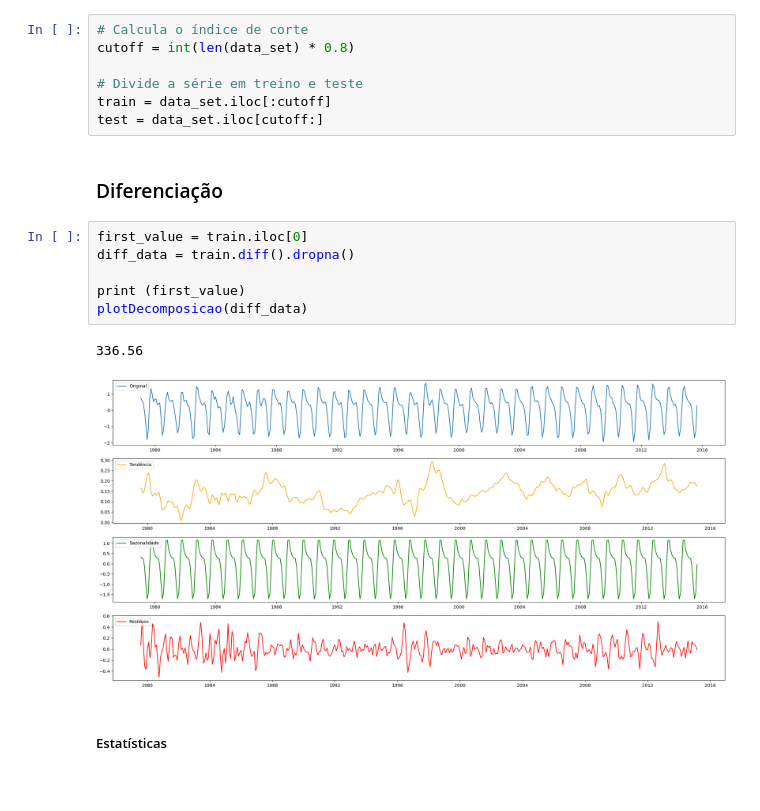
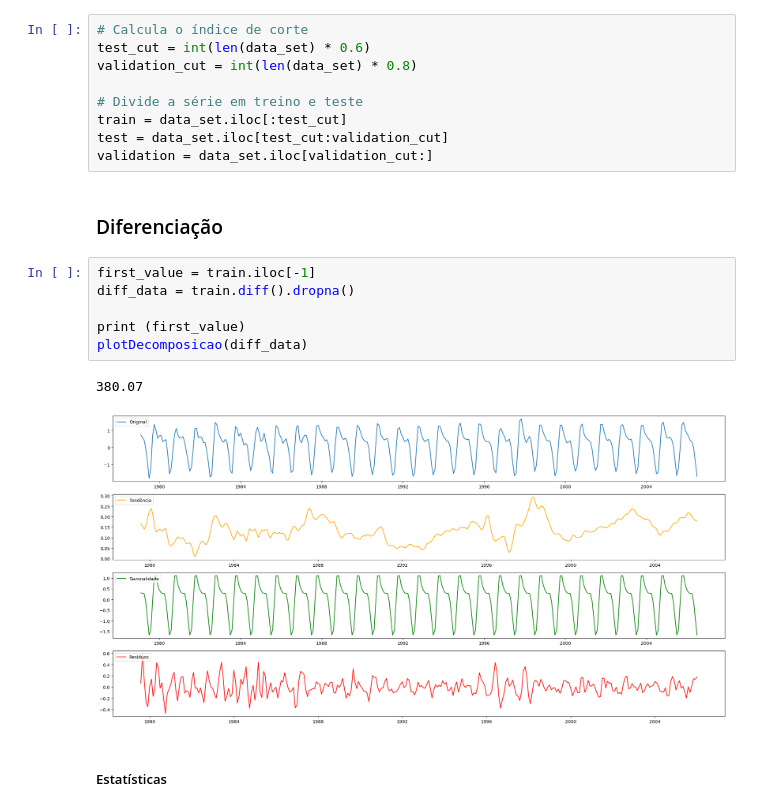
Before and after one commit to Elizetaa/Otimizacao-de-Gas-com-Neuro-Evolucao, a Jupyter notebook: Trends_Atmospheric_CO2/statistical_model.ipynb, the cells around one changed output. Cells and saved outputs as stored; diff of their text form.

```diff
--- a/Trends_Atmospheric_CO2/statistical_model.ipynb
+++ b/Trends_Atmospheric_CO2/statistical_model.ipynb
@@ -408,22 +408,24 @@ print(b_list)
 **Separação dos dados**
 # %%
 # Calcula o índice de corte
-cutoff = int(len(data_set) * 0.8)
+test_cut = int(len(data_set) * 0.6)
+validation_cut = int(len(data_set) * 0.8)
 
 # Divide a série em treino e teste
-train = data_set.iloc[:cutoff]
-test = data_set.iloc[cutoff:]
+train = data_set.iloc[:test_cut]
+test = data_set.iloc[test_cut:validation_cut]
+validation = data_set.iloc[validation_cut:]
 # %% [markdown]
 ### Diferenciação
 # %%
-first_value = train.iloc[0]
+first_value = train.iloc[-1]
 diff_data = train.diff().dropna()
 
 print (first_value)
 plotDecomposicao(diff_data)
 # %% [output]
-336.56
+380.07
-[figure, old version]
+[figure, new version]
 # %% [markdown]
 ##### Estatísticas
 # %%
```
Also changed, not shown: parts of 9 cells of this notebook.
